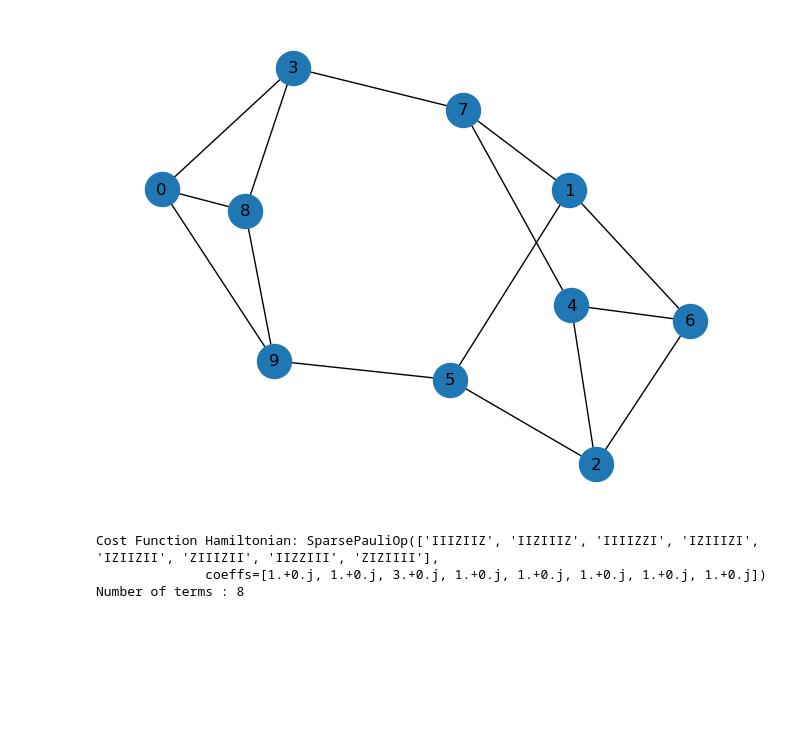
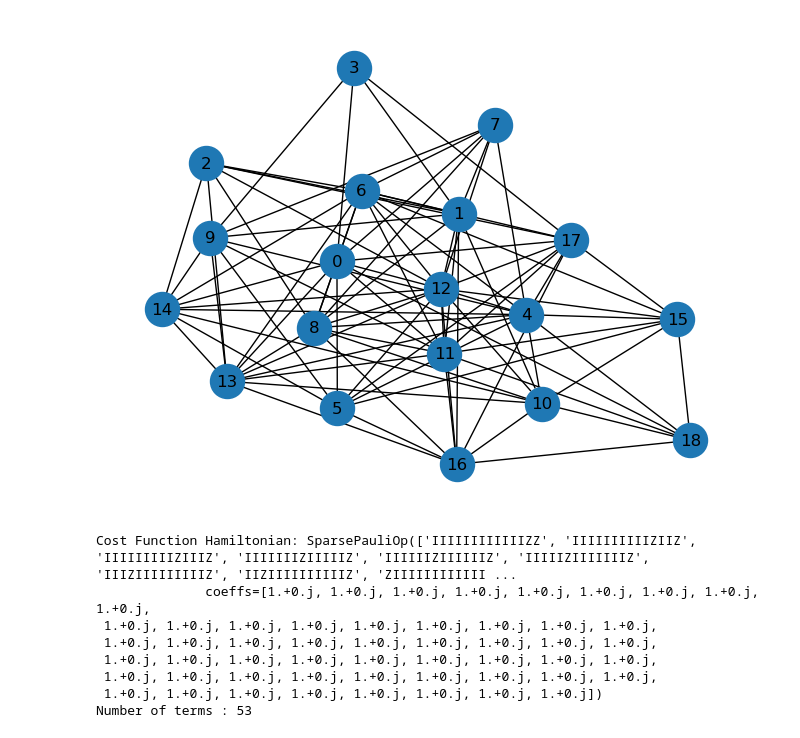
Before and after one commit to d-bharadwaj/SPIQ, a Jupyter notebook: playground_scripts/red_qaoa_comparision.ipynb, the cells around one changed output. Drawn from its saved outputs; the diff is of its cells as text; code cells hidden in the pictures; blank space fills up the shorter version.

```diff
--- a/playground_scripts/red_qaoa_comparision.ipynb
+++ b/playground_scripts/red_qaoa_comparision.ipynb
@@ -21,16 +21,19 @@ import testing_scripts.graphs_utils as graphs_utils
 from testing_scripts.qaoa_utils import QAOASolver
 import red_qaoa.red_qaoa as red_qaoa
 # %%
-n =10
+n = 19
 k=3
 
-G = graphs_utils.generate_k_regular_graph(num_vertices=n, k=k, weighted=True,seed=0)
+G = graphs_utils.generate_random_erdos_renyi_graph(num_nodes=n, probability=0.5, weighted=False,seed=1)
 # G=graphs_utils.generate_random_complete_graph(num_vertices=n, weighted=False, seed=2)
 # G = graphs_utils.generate_random_ego_graph(num_vertices=n,weighted=False,seed=2)
 # G = graphs_utils.generate_random_erdos_renyi_graph(num_nodes=n,probability=0.4,weighted=False,seed=4)
+
+
+
 draw_graph(G, node_size=600, with_labels=True)
 # %% [output]
-[figure, old version]
+[figure, new version]
 # %%
 #The reduced rustworkx graph
 nx_graph = graphs_utils.rustworkx_to_networkx(G)
@@ -43,9 +46,14 @@ cost_hamiltonian = SparsePauliOp.from_list(max_cut_paulis)
 print("Cost Function Hamiltonian:", cost_hamiltonian)
 print(f"Number of terms : {len(cost_hamiltonian)}")
 # %% [output]
-Cost Function Hamiltonian: SparsePauliOp(['IIIZIIZ', 'IIZIIIZ', 'IIIIZZI', 'IZIIIZI', 'IZIIZII', 'ZIIIZII', 'IIZZIII', 'ZIZIIII'],
-              coeffs=[1.+0.j, 1.+0.j, 3.+0.j, 1.+0.j, 1.+0.j, 1.+0.j, 1.+0.j, 1.+0.j])
-Number of terms : 8
+Cost Function Hamiltonian: SparsePauliOp(['IIIIIIIIIIIIZZ', 'IIIIIIIIIIZIIZ', 'IIIIIIIIIZIIIZ', 'IIIIIIIZIIIIIZ', 'IIIIIIZIIIIIIZ', 'IIIIIZIIIIIIIZ', 'IIIZIIIIIIIIIZ', 'IIZIIIIIIIIIIZ', 'ZIIIIIIIIIIII ...
+              coeffs=[1.+0.j, 1.+0.j, 1.+0.j, 1.+0.j, 1.+0.j, 1.+0.j, 1.+0.j, 1.+0.j, 1.+0.j,
+ 1.+0.j, 1.+0.j, 1.+0.j, 1.+0.j, 1.+0.j, 1.+0.j, 1.+0.j, 1.+0.j, 1.+0.j,
+ 1.+0.j, 1.+0.j, 1.+0.j, 1.+0.j, 1.+0.j, 1.+0.j, 1.+0.j, 1.+0.j, 1.+0.j,
+ 1.+0.j, 1.+0.j, 1.+0.j, 1.+0.j, 1.+0.j, 1.+0.j, 1.+0.j, 1.+0.j, 1.+0.j,
+ 1.+0.j, 1.+0.j, 1.+0.j, 1.+0.j, 1.+0.j, 1.+0.j, 1.+0.j, 1.+0.j, 1.+0.j,
+ 1.+0.j, 1.+0.j, 1.+0.j, 1.+0.j, 1.+0.j, 1.+0.j, 1.+0.j, 1.+0.j])
+Number of terms : 53
 # %%
 reps = 2
 circuit = QAOAAnsatz(cost_operator=cost_hamiltonian, reps=reps)
```
Also changed, not shown: parts of 6 cells of this notebook, 19 other files.
